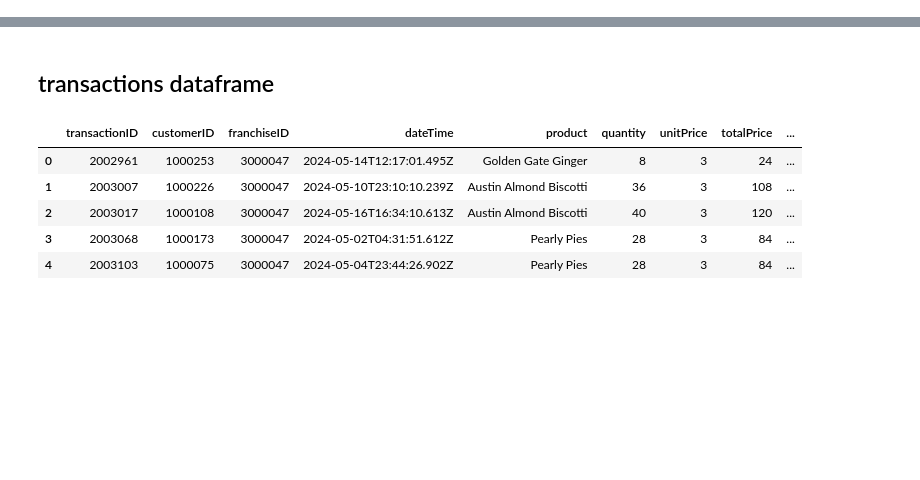
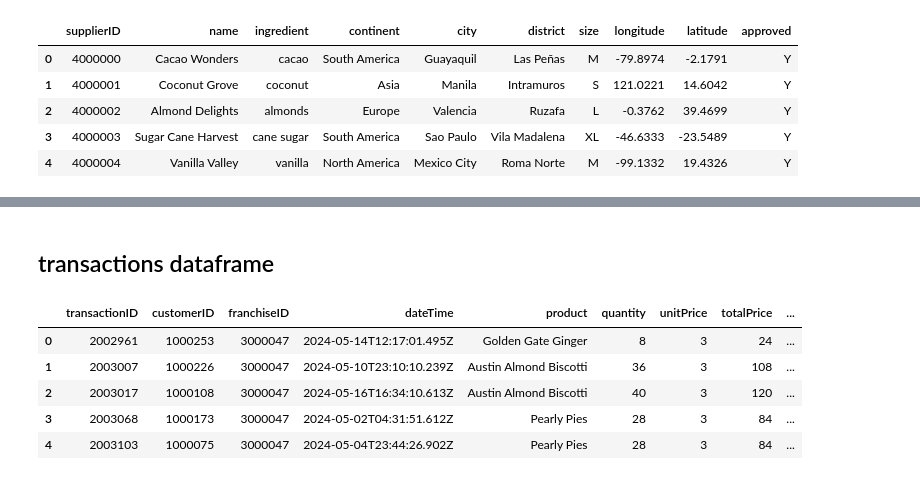
Before and after one commit to jobktny/project-sql-agent, a Jupyter notebook: services/database/preprocess_data.ipynb, the cells around one changed output, grey strips where cells are left out. Drawn from its saved outputs; the diff is of its cells as text; code cells hidden in the pictures; blank space fills up the shorter version.

```diff
--- a/services/database/preprocess_data.ipynb
+++ b/services/database/preprocess_data.ipynb
@@ -5,9 +7,3 @@ import numpy as np
 # %%
-folder = "./resources/"
-review_df = pd.read_csv(f"{folder}media_customer_reviews.csv")
-gold_review_df = pd.read_csv(f"{folder}media_gold_reviews_chunked.csv")
-customer_df = pd.read_csv(f"{folder}sales_customers.csv")
-franchises_df = pd.read_csv(f"{folder}sales_franchises.csv")
-suppliers_df = pd.read_csv(f"{folder}sales_suppliers.csv")
-transactions_df = pd.read_csv(f"{folder}sales_transactions.csv")
-suppliers_df_add = pd.read_csv(f"{folder}sales_suppliers_add.csv")
+suppliers_df = pd.read_csv("./resources/sales_suppliers.csv")
+missing_suppliers = pd.read_csv("./resources/sales_suppliers_missing_suppliers.csv")
@@ -82,0 +10,9 @@ dtype: int64
+# %%
+suppliers_df.head()
+# %% [output]
+|  | supplierID | name | ingredient | continent | city | district | size | longitude | latitude | approved |
+| 0 | 4000000 | Cacao Wonders | cacao | South America | Guayaquil | Las Peñas | M | -79.8974 | -2.1791 | Y |
+| 1 | 4000001 | Coconut Grove | coconut | Asia | Manila | Intramuros | S | 121.0221 | 14.6042 | Y |
+| 2 | 4000002 | Almond Delights | almonds | Europe | Valencia | Ruzafa | L | -0.3762 | 39.4699 | Y |
+| 3 | 4000003 | Sugar Cane Harvest | cane sugar | South America | Sao Paulo | Vila Madalena | XL | -46.6333 | -23.5489 | Y |
+| 4 | 4000004 | Vanilla Valley | vanilla | North America | Mexico City | Roma Norte | M | -99.1332 | 19.4326 | Y |
```
Also changed, not shown: parts of 24 cells of this notebook, 39 other files.
